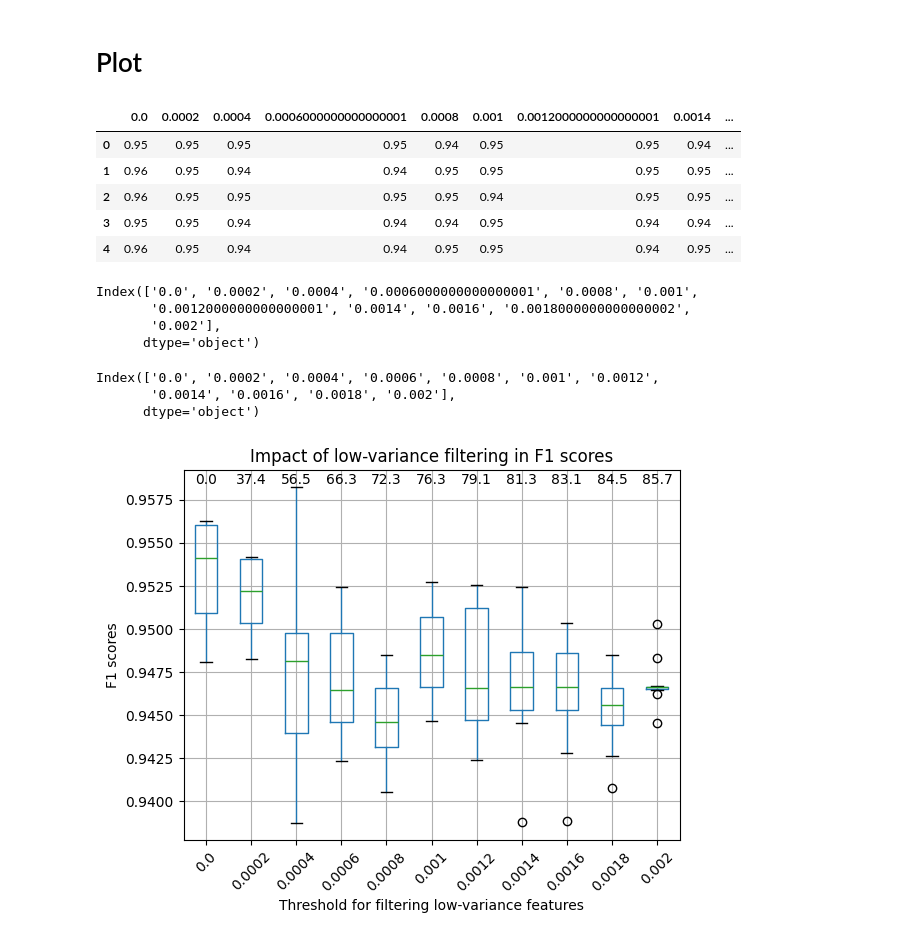
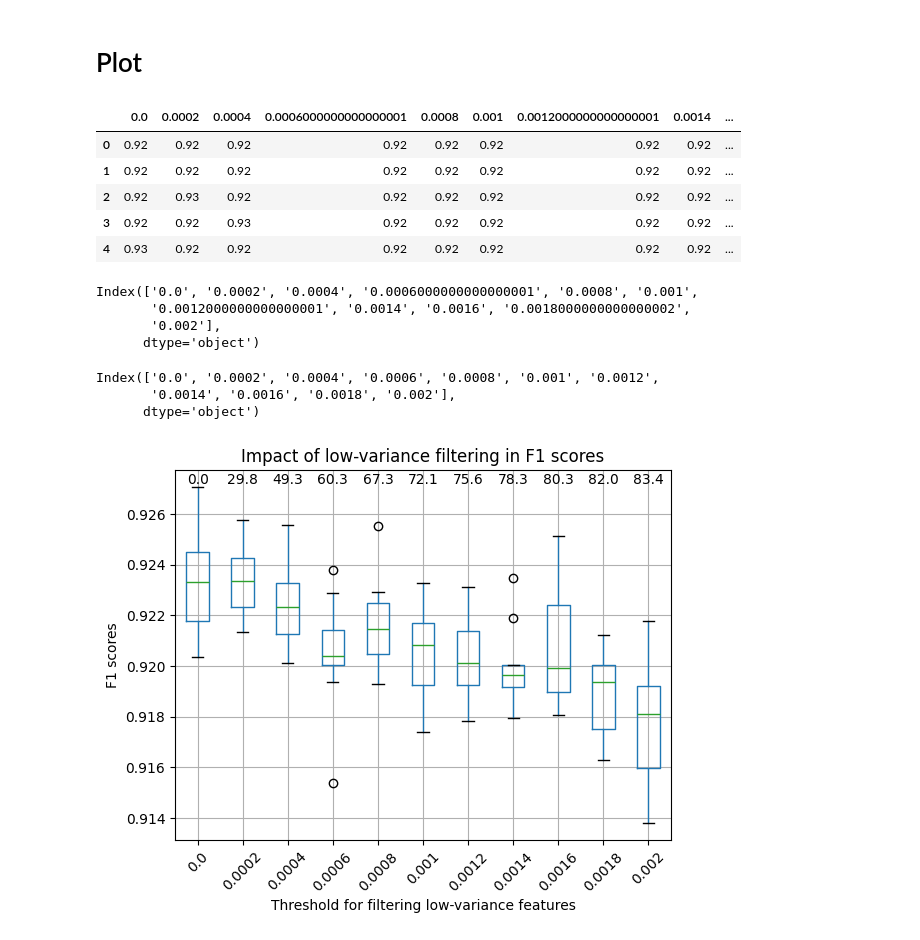
Before and after one commit to ProfHeydeFranca/BacterialData, a Jupyter notebook: run_features/scripts/remove_zero-variance.ipynb, the cells around one changed output. Drawn from its saved outputs; the diff is of its cells as text; code cells hidden in the pictures.

```diff
--- a/run_features/scripts/remove_zero-variance.ipynb
+++ b/run_features/scripts/remove_zero-variance.ipynb
@@ -26,23 +26,23 @@ import datetime
 print("Started script! Loading input file...", datetime.datetime.now())
 
 #feature = 'kmer9Classification'
-feature = 'kmer9Regression'
+#feature = 'kmer9Regression'
 #feature = 'gene-familiesClassification'
 #feature = 'gene-familiesRegression'
 #feature = 'gene-families'
-#feature = 'kmer9'
+feature = 'kmer9'
 
 #abiotic_factor = 'salt'
 #abiotic_factor = 'temperature'
-abiotic_factor = 'pH'
-#abiotic_factor = 'oxygen'
+#abiotic_factor = 'pH'
+abiotic_factor = 'oxygen'
 
 #group = 'Salinity group'
 #group = 'Salt all mean'
 #group = 'Temp group'
 #group = 'Temp all mean'
-group = 'pH all mean'
-#group = 'Oxygen tolerance'
+#group = 'pH all mean'
+group = 'Oxygen tolerance'
 
 file1 = '/home/bia/Documents/bacterial_phenotypes/connecting_features_abFactors/df_' + abiotic_factor + '_' + feature + '_selected-filterNA.pickle.zst'
 
@@ -189,15 +189,15 @@ df[group].unique()
 
 #Oxygen
 #Replace string to int for target variable
-#df[group] = df[group].replace(['anaerobe'], 0)
-#df[group] = df[group].replace(['facultative'], 2)
-#df[group] = df[group].replace(['aerobe'], 1)
+df[group] = df[group].replace(['anaerobe'], 0)
+df[group] = df[group].replace(['facultative'], 2)
+df[group] = df[group].replace(['aerobe'], 1)
 
 #Salt, temperature
 #Replace string to int for target variable
-df[group] = df[group].replace(['low'], 0)
-df[group] = df[group].replace(['medium'], 2)
-df[group] = df[group].replace(['high'], 1)
+#df[group] = df[group].replace(['low'], 0)
+#df[group] = df[group].replace(['medium'], 2)
+#df[group] = df[group].replace(['high'], 1)
 
 #MAKE SURE THE NUMBER OF GROUPS IS CORRECT AND ADAPT CODE IF NECESSARY
 print('Number of isolates with group low/anaerobe:', len(df[df[group] == 0]) )
@@ -260,7 +260,7 @@ for i in np.arange(0, 0.0021, 0.0002):
     #Remove intermediate group to keep only extremes for benchmarking below
     #NOTE THAT THE LOW-VARIANCE FEATURES WERE REMOVED BEFORE REMOVING INTERMEDIATE GROUP!
     #Removal of the intermediate group is only done for benchmarking reasons!
-    #tmp = tmp[tmp[group] != 2]
+    tmp = tmp[tmp[group] != 2]
 
     #tmp.head()
 
@@ -430,11 +430,11 @@ f1_df = pd.read_csv('/home/bia/Documents/BacterialData/run_features/benchmark_lo
 f1_df.head()
 # %% [output]
 |  | 0.0 | 0.0002 | 0.0004 | 0.0006000000000000001 | 0.0008 | 0.001 | 0.0012000000000000001 | 0.0014 | ... |
-| 0 | 0.95 | 0.95 | 0.95 | 0.95 | 0.94 | 0.95 | 0.95 | 0.94 | ... |
-| 1 | 0.96 | 0.95 | 0.94 | 0.94 | 0.95 | 0.95 | 0.95 | 0.95 | ... |
-| 2 | 0.96 | 0.95 | 0.95 | 0.95 | 0.95 | 0.94 | 0.95 | 0.95 | ... |
-| 3 | 0.95 | 0.95 | 0.94 | 0.94 | 0.94 | 0.95 | 0.94 | 0.94 | ... |
-| 4 | 0.96 | 0.95 | 0.94 | 0.94 | 0.95 | 0.95 | 0.94 | 0.95 | ... |
+| 0 | 0.92 | 0.92 | 0.92 | 0.92 | 0.92 | 0.92 | 0.92 | 0.92 | ... |
+| 1 | 0.92 | 0.92 | 0.92 | 0.92 | 0.92 | 0.92 | 0.92 | 0.92 | ... |
+| 2 | 0.92 | 0.93 | 0.92 | 0.92 | 0.92 | 0.92 | 0.92 | 0.92 | ... |
+| 3 | 0.92 | 0.92 | 0.93 | 0.92 | 0.92 | 0.92 | 0.92 | 0.92 | ... |
+| 4 | 0.93 | 0.92 | 0.92 | 0.92 | 0.92 | 0.92 | 0.92 | 0.92 | ... |
 # %%
 f1_df.columns
 #f1_df = f1_df.rename(columns={0.001: 0.009})
@@ -459,32 +459,32 @@ import matplotlib.pyplot as plt
 #Plot the metrics for the cross-validation
 
 boxplot = f1_df.boxplot();
 
 #values is a list of percentages of low-variance features to be filtered out
 labels = values#[0:6]
 n_cols = len(labels)
 #Height on y-axis where the lables/values should be displayed
-draw_at = 0.95843
+draw_at = 0.9272
 for x, y, l in zip(range(1,n_cols+1), np.repeat(draw_at, n_cols),
 labels):
     boxplot.text(x, y, l, horizontalalignment='center')
 
 #Add axis labels and title
 plt.xlabel('Threshold for filtering low-variance features');
 
 plt.ylabel('F1 scores');
 #plt.ylabel('Mean Absolute Error (MAE)');
 plt.title('Impact of low-variance filtering in F1 scores');
 #plt.title('Impact of low-variance filtering in MAEs');
 
 # Rotate x-axis labels by 45 degrees
 plt.xticks(rotation=45)
 ticks = plt.xticks()[0]
 labels = [str(round(float(label), 1)) for label in ticks]  # Round each label to 3 decimal places
 
 plt.savefig('/home/bia/Documents/BacterialData/run_features/benchmark_low-variance_threshold/benchmark_' + abiotic_factor + '_' + feature + '.png', dpi=300)
 
 #Show plot
 plt.show();
 # %% [output]
-[figure, old version]
+[figure, new version]
```
Also changed, not shown: parts of 5 cells of this notebook, 1 other file.
